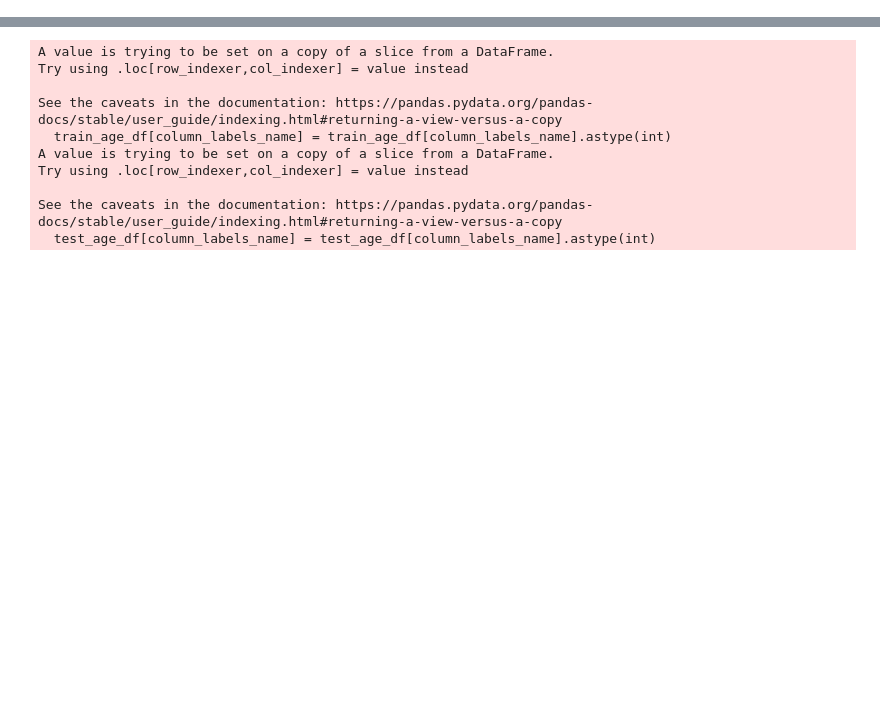
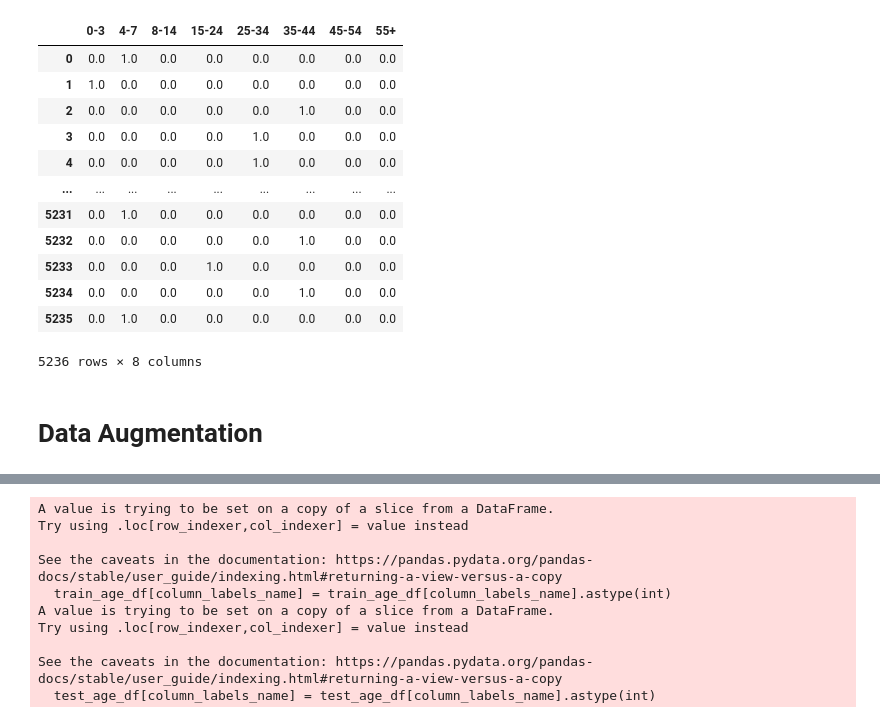
Before and after one commit to MarioAvolio/FaceLens, a Jupyter notebook: notebooks/Age_Classification_Data_Augmentation.ipynb, the cells around one changed output, grey strips where cells are left out. Cells and saved outputs as stored; diff of their text form; code cells hidden in the pictures; blank space fills up the shorter version.

```diff
--- a/notebooks/Age_Classification_Data_Augmentation.ipynb
+++ b/notebooks/Age_Classification_Data_Augmentation.ipynb
@@ -2,0 +373,26 @@
+# %%
+y_test=y_test.reset_index()
+y_test=y_test.drop('index',axis=1)
+
+one_hot = pd.DataFrame(to_categorical(y_test["age"], n_classes))
+
+one_hot.columns = column_labels_name # change labels name
+y_test = y_test.drop("age", axis = 1) # drop old not hot-encoded columns
+y_test = pd.concat([y_test, one_hot], axis=1) # add new hot-encoded columns
+
+
+y_test
+# %% [output]
+|  | 0-3 | 4-7 | 8-14 | 15-24 | 25-34 | 35-44 | 45-54 | 55+ |
+| 0 | 0.0 | 1.0 | 0.0 | 0.0 | 0.0 | 0.0 | 0.0 | 0.0 |
+| 1 | 1.0 | 0.0 | 0.0 | 0.0 | 0.0 | 0.0 | 0.0 | 0.0 |
+| 2 | 0.0 | 0.0 | 0.0 | 0.0 | 0.0 | 1.0 | 0.0 | 0.0 |
+| 3 | 0.0 | 0.0 | 0.0 | 0.0 | 1.0 | 0.0 | 0.0 | 0.0 |
+| 4 | 0.0 | 0.0 | 0.0 | 0.0 | 1.0 | 0.0 | 0.0 | 0.0 |
+| ... | ... | ... | ... | ... | ... | ... | ... | ... |
+| 5231 | 0.0 | 1.0 | 0.0 | 0.0 | 0.0 | 0.0 | 0.0 | 0.0 |
+| 5232 | 0.0 | 0.0 | 0.0 | 0.0 | 0.0 | 1.0 | 0.0 | 0.0 |
+| 5233 | 0.0 | 0.0 | 0.0 | 1.0 | 0.0 | 0.0 | 0.0 | 0.0 |
+| 5234 | 0.0 | 0.0 | 0.0 | 0.0 | 0.0 | 1.0 | 0.0 | 0.0 |
+| 5235 | 0.0 | 1.0 | 0.0 | 0.0 | 0.0 | 0.0 | 0.0 | 0.0 |
+5236 rows × 8 columns
@@ -3,3 +412,5 @@
+# %% [markdown]
+# Data Augmentation
 # %%
 TOTAL_LABEL=["Image_path"]+column_labels_name
 TOTAL_LABEL
```
Also changed, not shown: parts of 31 cells of this notebook.
